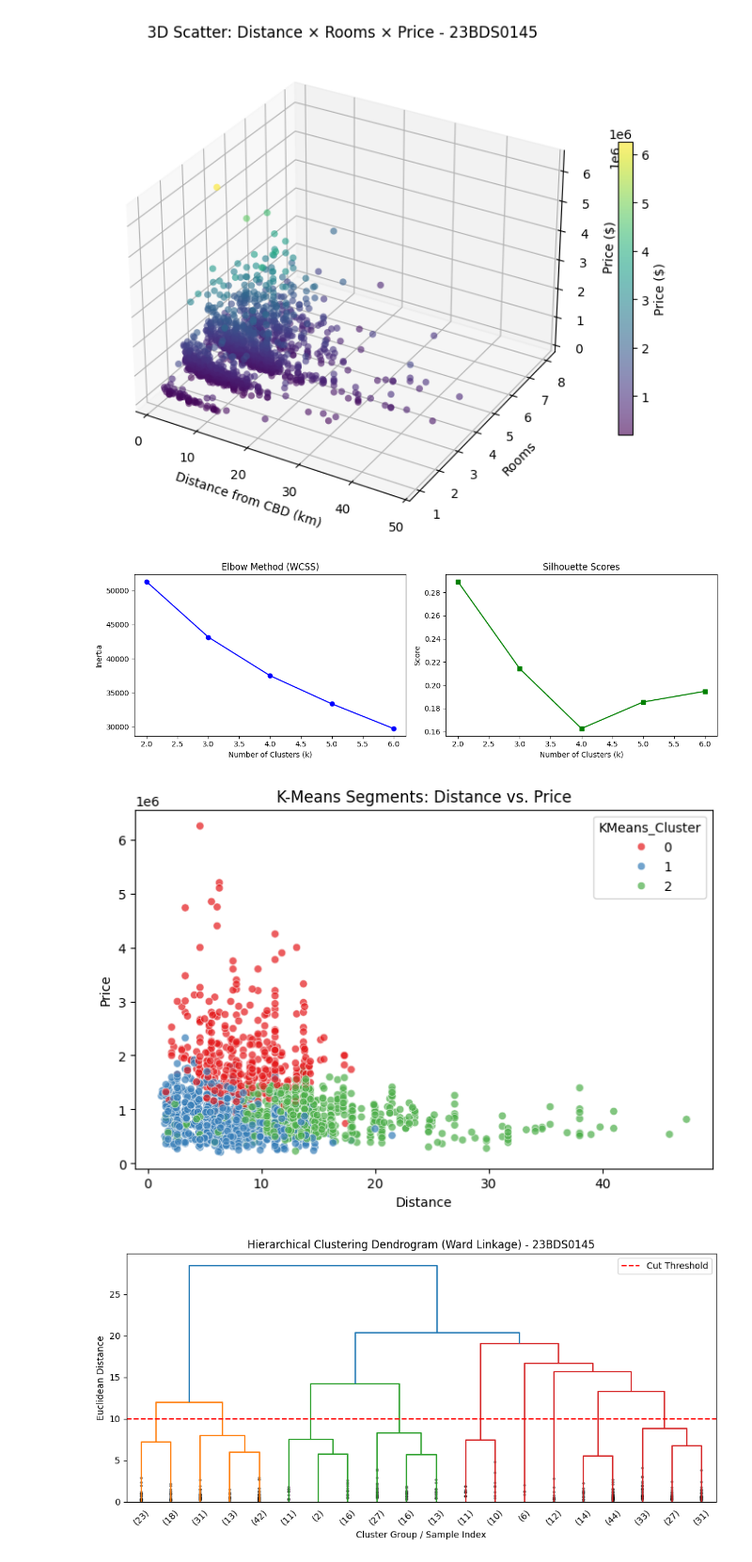
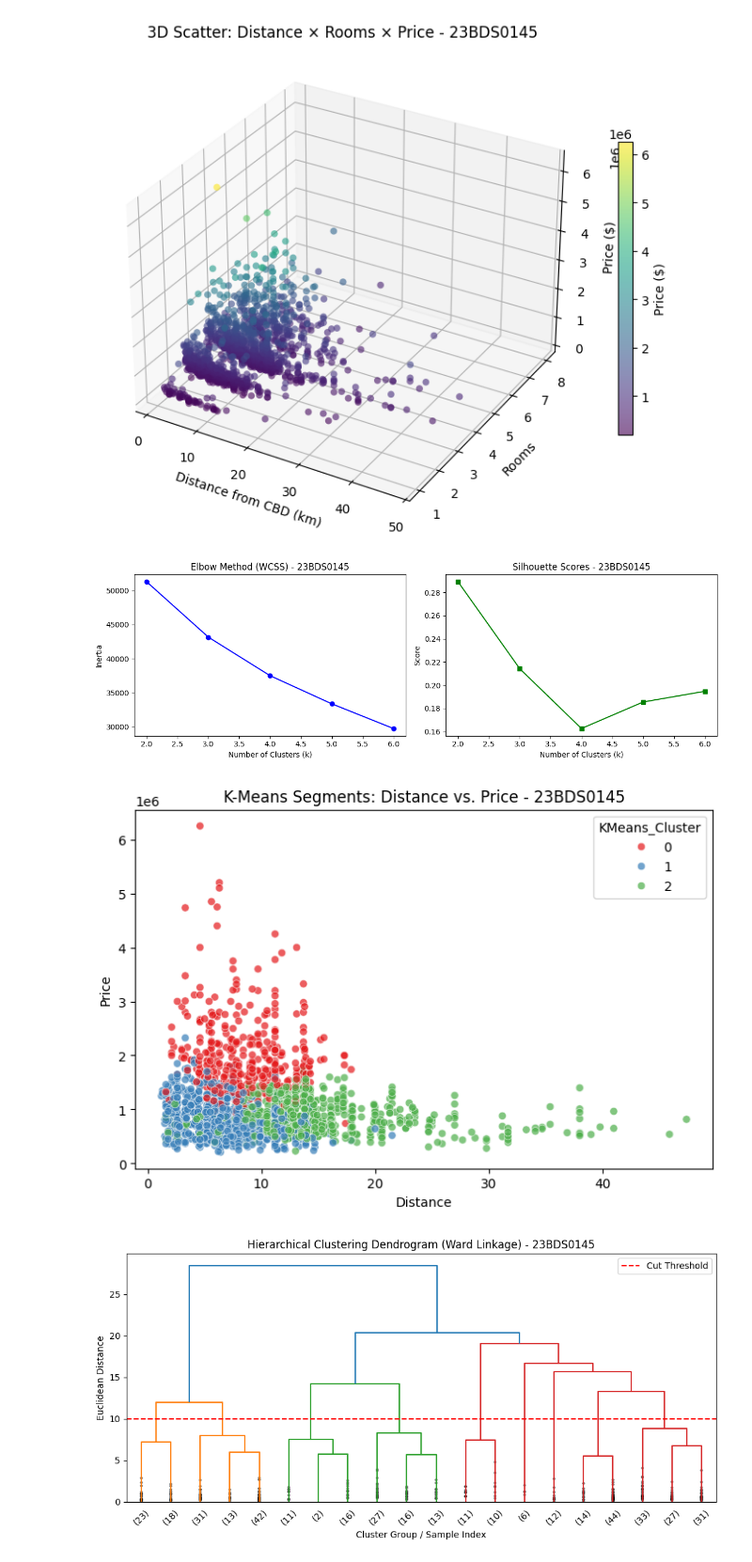
Before and after one commit to anant29405/anant, a Jupyter notebook: EDA_project.ipynb, the cells around one changed output. Shown at 94% size. Saved outputs shown, nothing was run; the diff lists cells and outputs as text; code cells hidden in the pictures.

```diff
--- a/EDA_project.ipynb
+++ b/EDA_project.ipynb
@@ -400,38 +400,38 @@ for k in k_range:
     wcss.append(km.inertia_)
     sil_scores.append(silhouette_score(X_sub, labels[:2500]))
 
 fig, (ax1, ax2) = plt.subplots(1, 2, figsize=(12, 4))
 ax1.plot(k_range, wcss, marker='o', color='b')
-ax1.set_title("Elbow Method (WCSS)")
+ax1.set_title("Elbow Method (WCSS) - 23BDS0145")
 ax1.set_xlabel("Number of Clusters (k)")
 ax1.set_ylabel("Inertia")
 
 ax2.plot(k_range, sil_scores, marker='s', color='g')
-ax2.set_title("Silhouette Scores")
+ax2.set_title("Silhouette Scores - 23BDS0145")
 ax2.set_xlabel("Number of Clusters (k)")
 ax2.set_ylabel("Score")
 plt.tight_layout()
 plt.show()
 
 # Fit K-Means with chosen k=3
 kmeans = KMeans(n_clusters=3, init='k-means++', random_state=42, n_init=10)
 housing_num['KMeans_Cluster'] = kmeans.fit_predict(X_scaled)
 
 # Plot Clusters
 plt.figure(figsize=(8, 5))
 sns.scatterplot(
     data=housing_num.sample(2000, random_state=42),
     x='Distance',
     y='Price',
     hue='KMeans_Cluster',
     palette='Set1',
     alpha=0.7
 )
-plt.title("K-Means Segments: Distance vs. Price")
+plt.title("K-Means Segments: Distance vs. Price - 23BDS0145")
 plt.show()
 # %% [output]
-[figure, old version]
+[figure, new version]
-[figure, old version]
+[figure, new version]
 # %%
 import numpy as np
 import pandas as pd
```
